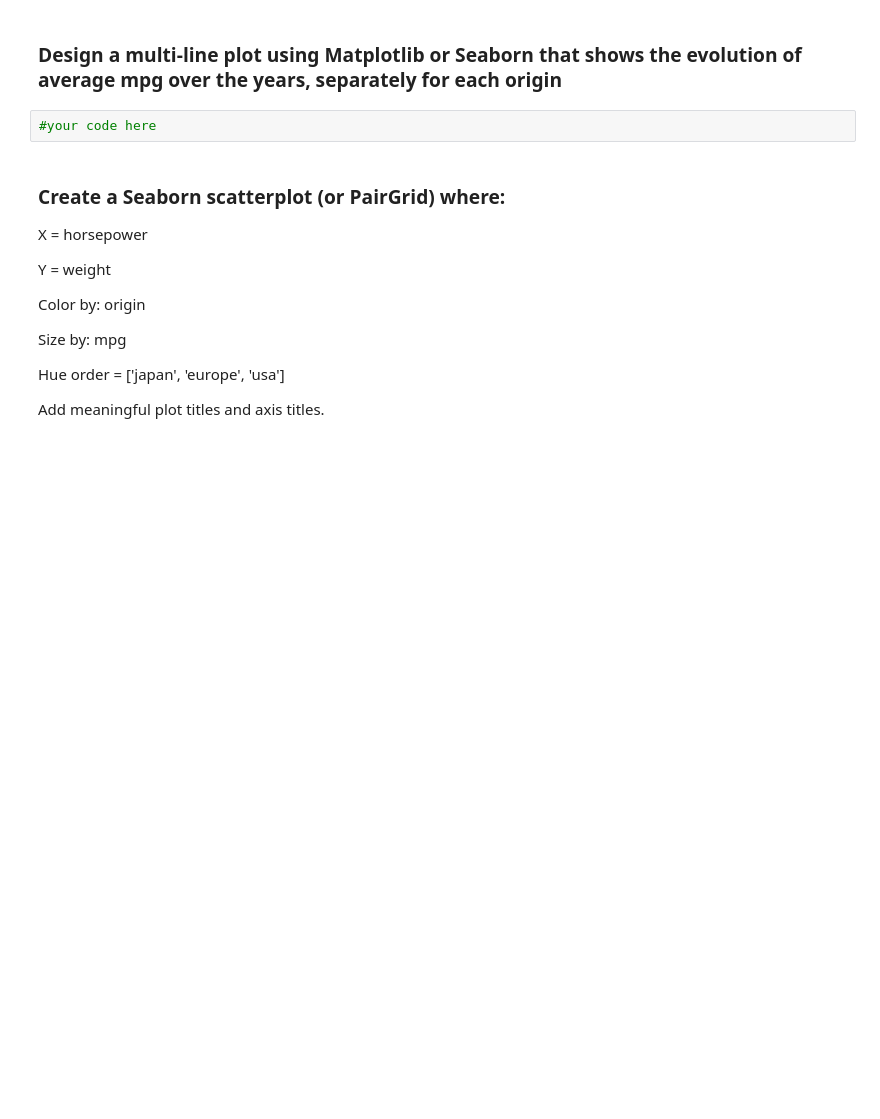
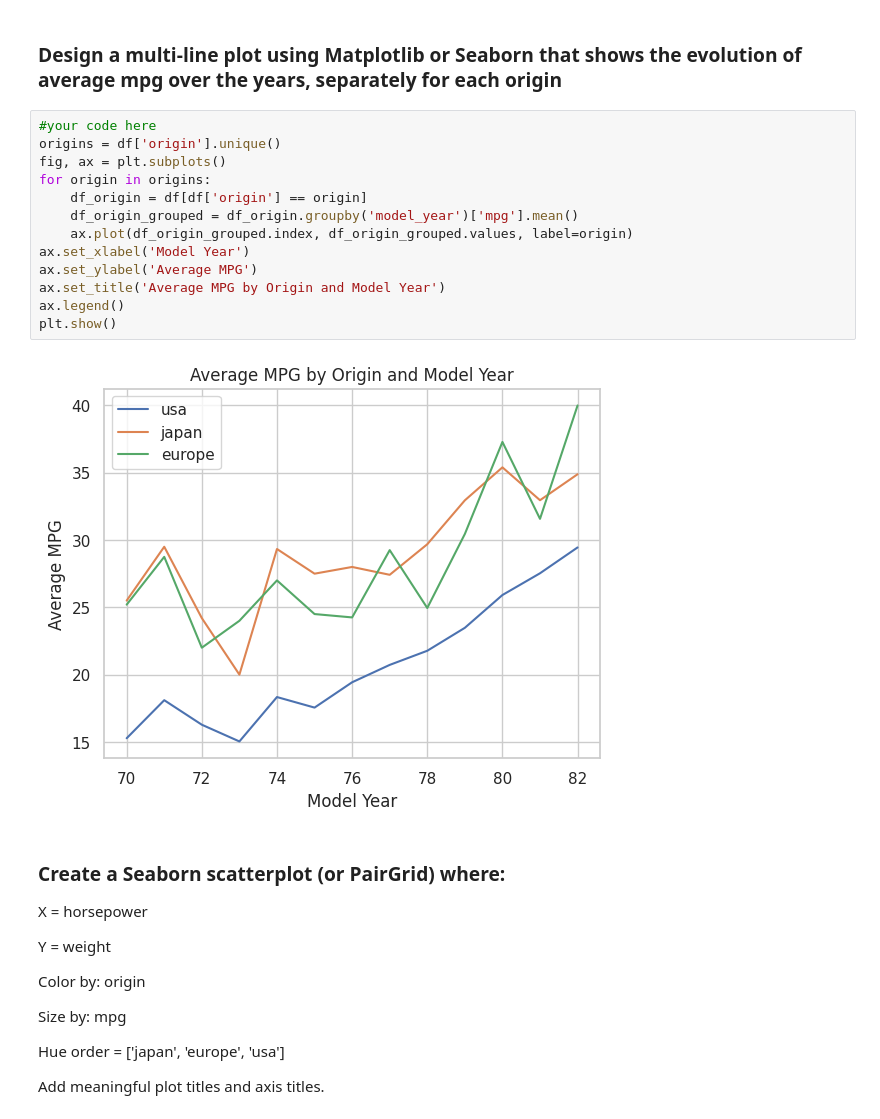
Before and after one commit to MrSuperfluous/Automata, a Jupyter notebook: Copy_of_SA2025_W1.ipynb, the cells around one changed output. Saved outputs shown, nothing was run; the diff lists cells and outputs as text; blank space fills up the shorter version.

```diff
--- a/Copy_of_SA2025_W1.ipynb
+++ b/Copy_of_SA2025_W1.ipynb
@@ -156,7 +171,20 @@ np.int64(80)
 # %% [markdown]
 ### Design a multi-line plot using Matplotlib or Seaborn that shows the evolution of average mpg over the years, separately for each origin
-# %%
-#your code here
+# %%
+#your code here
+origins = df['origin'].unique()
+fig, ax = plt.subplots()
+for origin in origins:
+    df_origin = df[df['origin'] == origin]
+    df_origin_grouped = df_origin.groupby('model_year')['mpg'].mean()
+    ax.plot(df_origin_grouped.index, df_origin_grouped.values, label=origin)
+ax.set_xlabel('Model Year')
+ax.set_ylabel('Average MPG')
+ax.set_title('Average MPG by Origin and Model Year')
+ax.legend()
+plt.show()
+# %% [output]
+[figure, added]
 # %% [markdown]
 ### Create a Seaborn scatterplot (or PairGrid) where:
 
```
Also changed, not shown: parts of 8 cells of this notebook.
